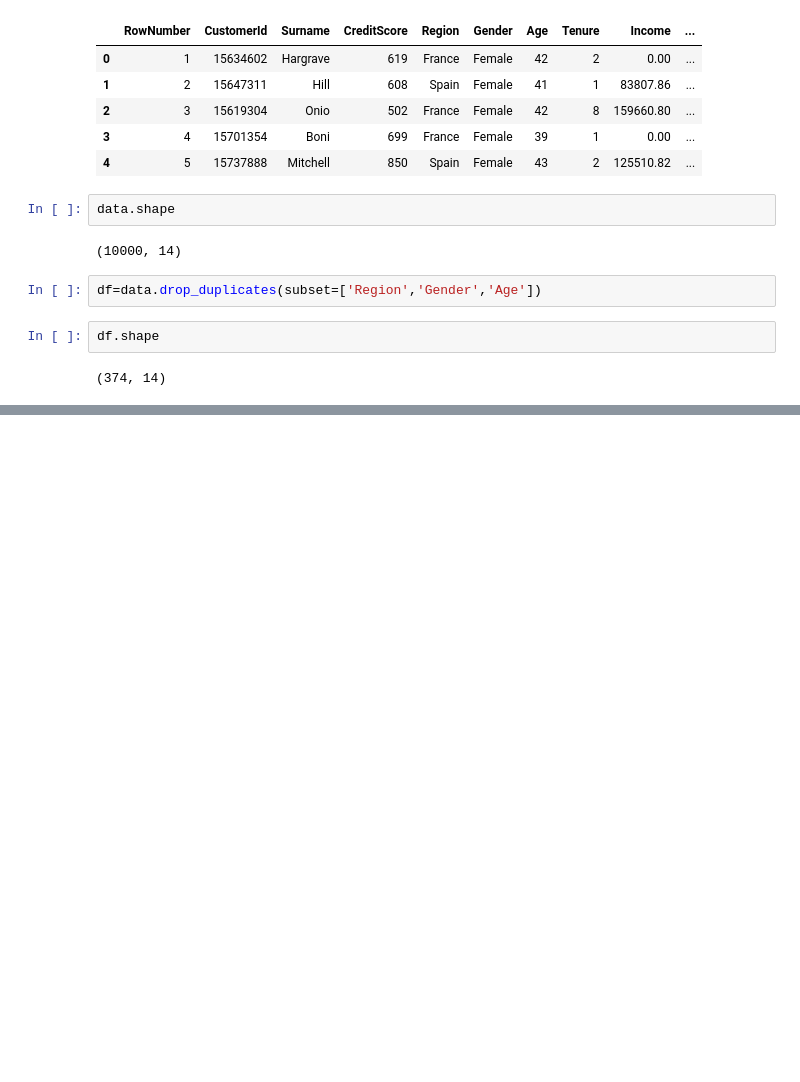
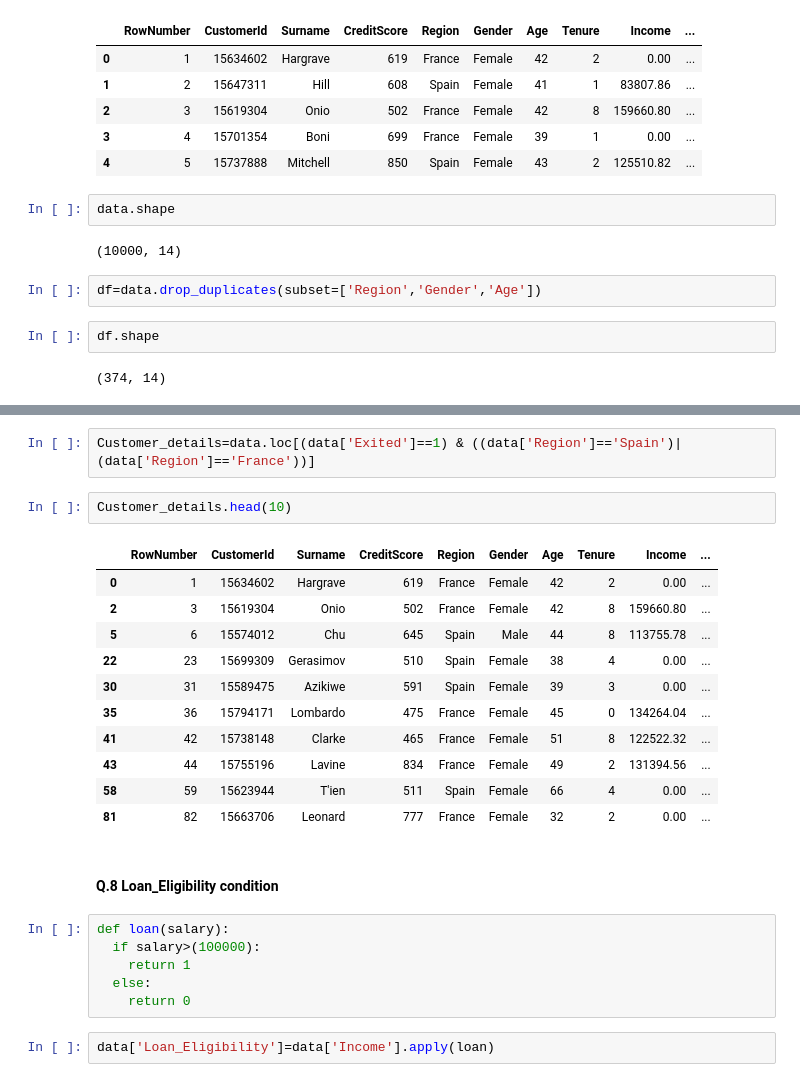
Before and after one commit to llohar/Python_FinalAss., a Jupyter notebook: Python_Final_Ass.ipynb, the cells around one changed output, grey strips where cells are left out. Drawn from its saved outputs; the diff is of its cells as text; blank space fills up the shorter version.

```diff
--- a/Python_Final_Ass.ipynb
+++ b/Python_Final_Ass.ipynb
@@ -177,0 +214,26 @@ df.shape
+# %%
+Customer_details=data.loc[(data['Exited']==1) & ((data['Region']=='Spain')|(data['Region']=='France'))]
+# %%
+Customer_details.head(10)
+# %% [output]
+|  | RowNumber | CustomerId | Surname | CreditScore | Region | Gender | Age | Tenure | Income | ... |
+| 0 | 1 | 15634602 | Hargrave | 619 | France | Female | 42 | 2 | 0.00 | ... |
+| 2 | 3 | 15619304 | Onio | 502 | France | Female | 42 | 8 | 159660.80 | ... |
+| 5 | 6 | 15574012 | Chu | 645 | Spain | Male | 44 | 8 | 113755.78 | ... |
+| 22 | 23 | 15699309 | Gerasimov | 510 | Spain | Female | 38 | 4 | 0.00 | ... |
+| 30 | 31 | 15589475 | Azikiwe | 591 | Spain | Female | 39 | 3 | 0.00 | ... |
+| 35 | 36 | 15794171 | Lombardo | 475 | France | Female | 45 | 0 | 134264.04 | ... |
+| 41 | 42 | 15738148 | Clarke | 465 | France | Female | 51 | 8 | 122522.32 | ... |
+| 43 | 44 | 15755196 | Lavine | 834 | France | Female | 49 | 2 | 131394.56 | ... |
+| 58 | 59 | 15623944 | T'ien | 511 | Spain | Female | 66 | 4 | 0.00 | ... |
+| 81 | 82 | 15663706 | Leonard | 777 | France | Female | 32 | 2 | 0.00 | ... |
+# %% [markdown]
+#### **Q.8 Loan_Eligibility condition**
+# %%
+def loan(salary):
+  if salary>(100000):
+    return 1
+  else:
+    return 0
+# %%
+data['Loan_Eligibility']=data['Income'].apply(loan)
```
Also changed, not shown: parts of 19 cells of this notebook.
